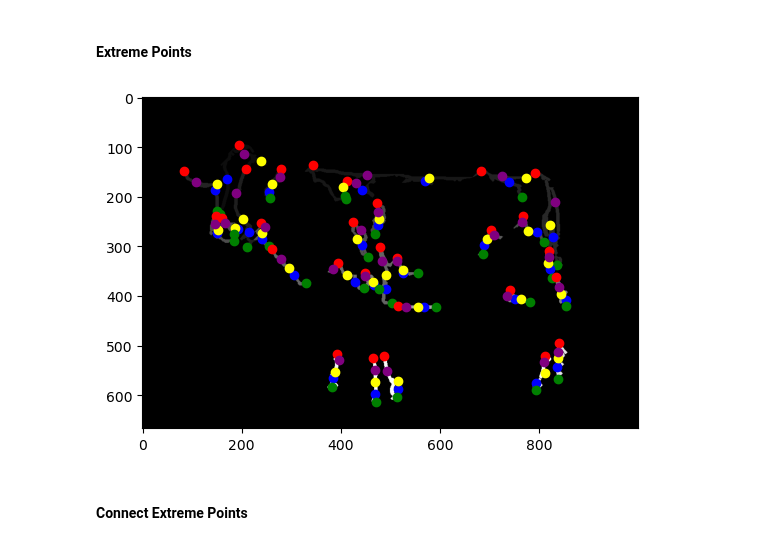
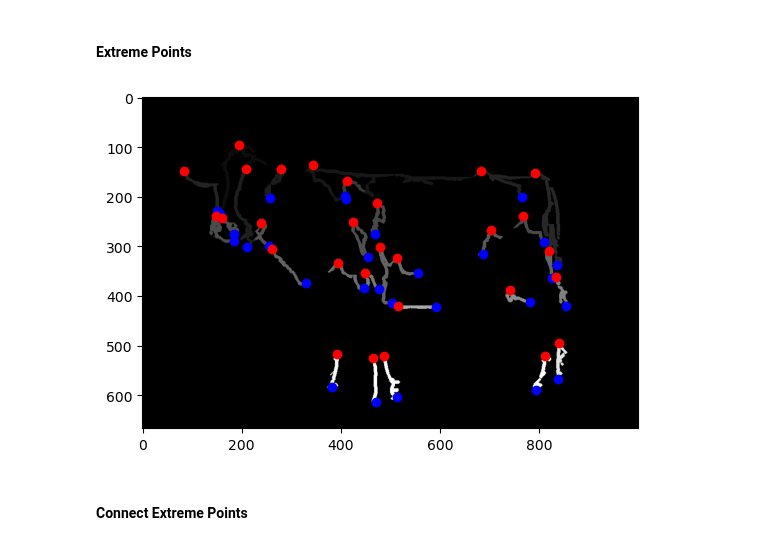
Before and after one commit to jon-mun/cow-segmentation, a Jupyter notebook: edge.ipynb, the cells around one changed output. Saved outputs shown, nothing was run; the diff lists cells and outputs as text; code cells hidden in the pictures.

```diff
--- a/edge.ipynb
+++ b/edge.ipynb
@@ -601,22 +534,22 @@ for label, info in extreme_points.items():
 # %%
 import matplotlib.pyplot as plt
 
 def plot_extreme_points(label_matrix, extreme_points):
     plt.imshow(label_matrix, cmap='gray')  # Display the label matrix
 
     for label, info in extreme_points.items():
         coordinates = info['coordinates']
         plt.scatter(coordinates[0][1], coordinates[0][0], color='red', marker='o')
         plt.scatter(coordinates[1][1], coordinates[1][0], color='blue', marker='o')
-        plt.scatter(coordinates[2][1], coordinates[2][0], color='yellow', marker='o')
-        plt.scatter(coordinates[3][1], coordinates[3][0], color='green', marker='o')
-        plt.scatter(coordinates[4][1], coordinates[4][0], color='purple', marker='o')
+        # plt.scatter(coordinates[2][1], coordinates[2][0], color='yellow', marker='o')
+        # plt.scatter(coordinates[3][1], coordinates[3][0], color='green', marker='o')
+        # plt.scatter(coordinates[4][1], coordinates[4][0], color='purple', marker='o')
     plt.show()
 
 # Assuming you have the label_matrix and extreme_points dictionary
 plot_extreme_points(clean_label_matrix, extreme_points)
 # %% [output]
-[figure, old version]
+[figure, new version]
 # %% [markdown]
 #### Connect Extreme Points
 # %% [markdown]
```
Also changed, not shown: parts of 23 cells of this notebook.
